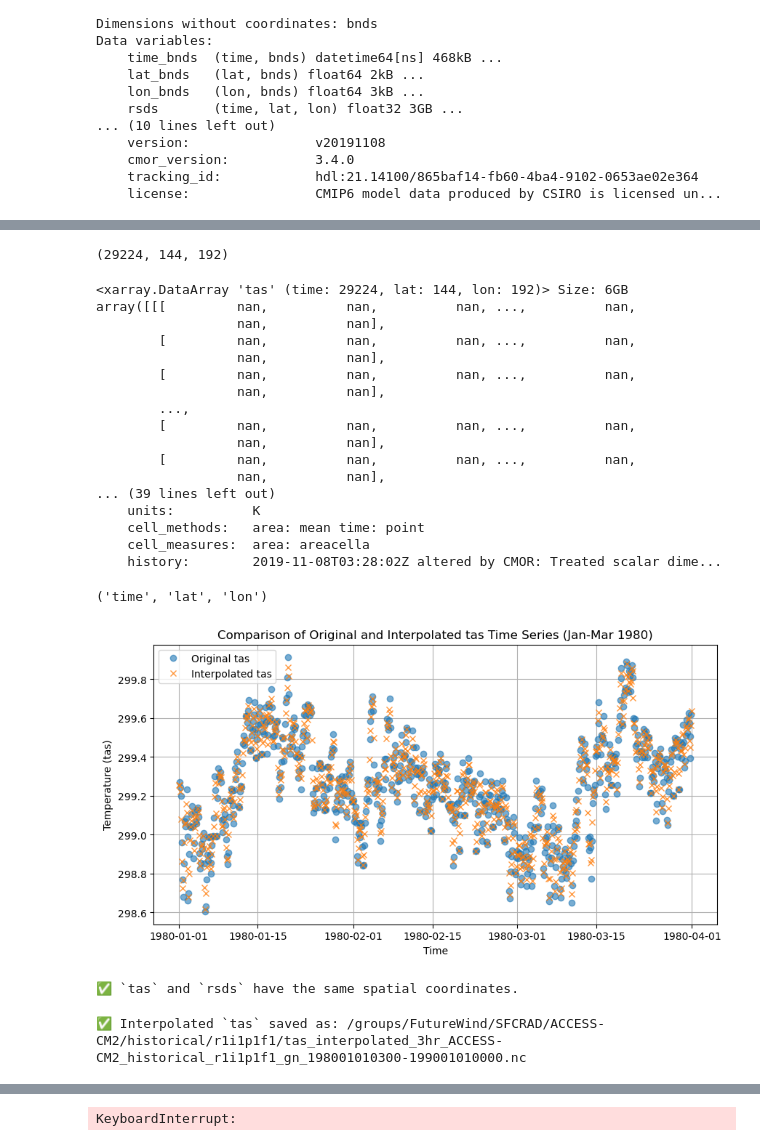
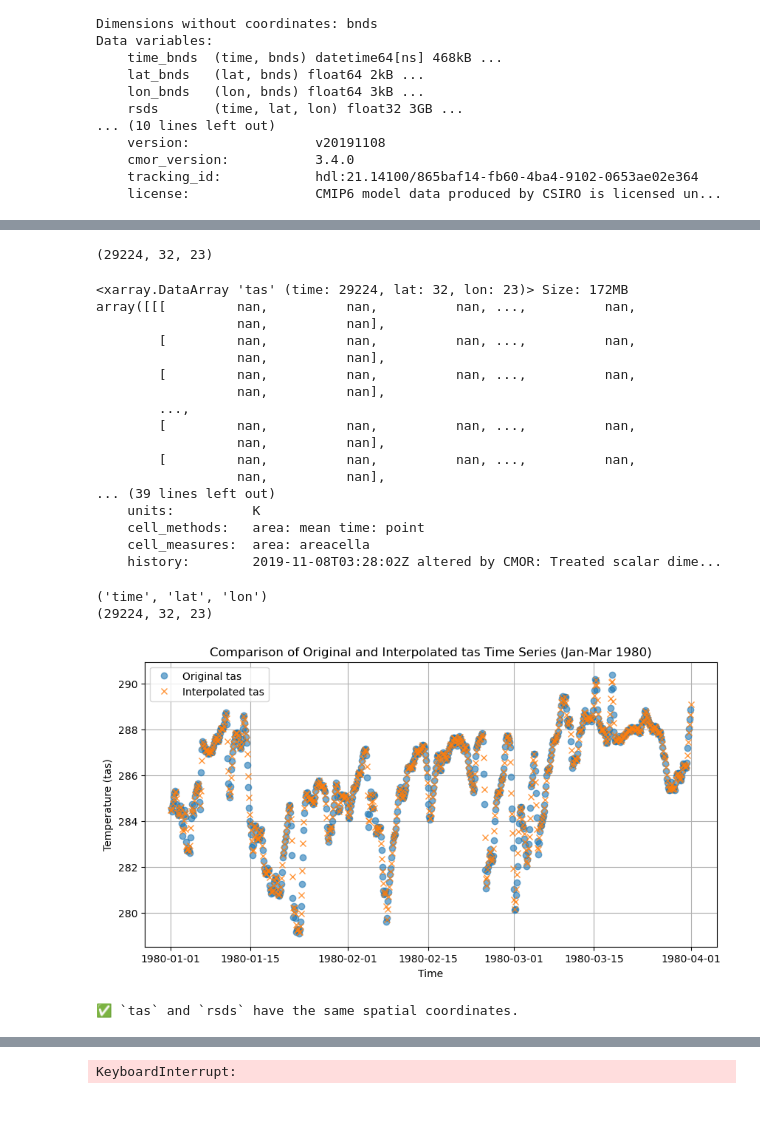
Before and after one commit to martabresco/Climate-Change-Impacted-Solar-Energy-Generation, a Jupyter notebook: temp_interpolation.ipynb, the cells around one changed output, grey strips where cells are left out. Saved outputs shown, nothing was run; the diff lists cells and outputs as text; code cells hidden in the pictures; blank space fills up the shorter version.

```diff
--- a/temp_interpolation.ipynb
+++ b/temp_interpolation.ipynb
@@ -21,4 +21,5 @@ Example usage:
 
   ds_tas=xr.open_dataset(filename, decode_times=True, use_cftime=True)
 # %%
-ds_rsds=xr.open_dataset("/groups/FutureWind/SFCRAD/ACCESS-CM2/historical/r1i1p1f1/rsds_3hr_ACCESS-CM2_historical_r1i1p1f1_gn_198001010130-198912312230.nc")
+rsds_filename="/groups/FutureWind/SFCRAD/ACCESS-CM2/historical/r1i1p1f1/rsds_3hr_ACCESS-CM2_historical_r1i1p1f1_gn_198001010130-198912312230.nc"
+ds_rsds=xr.open_dataset(rsds_filename,decode_times=True,use_cftime=True)
@@ -128,0 +116,5 @@ Data variables:
+# %%
+from future_wind_copy import combine_hemispheres
+tas_europe=combine_hemispheres(ds_tas,minlat=35.,maxlat=75.,minlon=347.,maxlon=30.)
+rsds_europe=combine_hemispheres(ds_rsds,minlat=35.,maxlat=75.,minlon=347.,maxlon=30.)
+rsdsdiff_europe=combine_hemispheres(ds_rsdsdiff,minlat=35.,maxlat=75.,minlon=347.,maxlon=30.)
@@ -174,3 +181,3 @@ plt.show()
 # %%
 # Interpolate tas to match rsds time
-tas_interp = ds_tas['tas'].interp(time=ds_rsds['time'], method="linear")
+tas_interp = tas_europe['tas'].interp(time=ds_rsds['time'], method="linear")
@@ -180,8 +185,8 @@ KeyboardInterrupt:
 print(tas_interp.shape)
 tas_interp
 # %% [output]
-(29224, 144, 192)
+(29224, 32, 23)
-<xarray.DataArray 'tas' (time: 29224, lat: 144, lon: 192)> Size: 6GB
+<xarray.DataArray 'tas' (time: 29224, lat: 32, lon: 23)> Size: 172MB
 array([[[         nan,          nan,          nan, ...,          nan,
                   nan,          nan],
         [         nan,          nan,          nan, ...,          nan,
@@ -208,35 +213,37 @@ for t in range(len(tas_interp.time) - 1):  # Exclude the last time step
     tas_interp[t] = tas_interp[t].where(~nan_mask[t], tas_interp.isel(time=t + 1))
 # %%
 print(tas_interp.dims)
+print(tas_interp.shape)
 # %% [output]
 ('time', 'lat', 'lon')
+(29224, 32, 23)
 # %%
 # Define a smaller time range (first 3 months of 1980)
 time_subset = slice("1980-01-01", "1980-03-31")
 
 # Subset the datasets
-tas_subset = ds_tas['tas'].sel(time=time_subset)
+tas_subset = tas_europe['tas'].sel(time=time_subset)
 tas_interp_subset = tas_interp.sel(time=time_subset)
 
 # Select a single location for comparison
-lat_sel = ds_tas['lat'].values[len(ds_tas['lat']) // 2]
-lon_sel = ds_tas['lon'].values[len(ds_tas['lon']) // 2]
+lat_sel = ds_tas['lat'].values[len(tas_europe['lat']) // 2]
+lon_sel = ds_tas['lon'].values[len(tas_europe['lon']) // 2]
 
 tas_original = tas_subset.sel(lat=lat_sel, lon=lon_sel, method='nearest')
-tas_interp = tas_interp_subset.sel(lat=lat_sel, lon=lon_sel, method='nearest')
+tas_interp_plot = tas_interp_subset.sel(lat=lat_sel, lon=lon_sel, method='nearest')
 
 # Plot
 plt.figure(figsize=(10, 5))
 plt.plot(tas_original['time'], tas_original, 'o', label='Original tas', alpha=0.6)
-plt.plot(tas_interp['time'], tas_interp, 'x', label='Interpolated tas', alpha=0.8)
+plt.plot(tas_interp_plot['time'], tas_interp_plot, 'x', label='Interpolated tas', alpha=0.8)
 
 plt.xlabel('Time')
 plt.ylabel('Temperature (tas)')
 plt.title('Comparison of Original and Interpolated tas Time Series (Jan-Mar 1980)')
 plt.legend()
 plt.grid()
 plt.show()
 # %% [output]
-[figure, old version]
+[figure, new version]
 # %%
 # Check if lat and lon coordinates are the same
@@ -249,29 +256,3 @@ else:
     print("⚠️ WARNING: `tas` and `rsds` have different spatial coordinates!")
 # %% [output]
 ✅ `tas` and `rsds` have the same spatial coordinates.
-# %%
-# Create a new dataset with interpolated temperature
-ds_tas_interp = xr.Dataset(
-    {
-        "tas": (["time", "lat", "lon"], tas_interp.values)  # Interpolated temperature values
-    },
-    coords={
-        "time": tas_interp["time"],  # Time coordinates
-        "lat": tas_interp["lat"],    # Latitude coordinates from interpolated data
-        "lon": tas_interp["lon"],    # Longitude coordinates from interpolated data
-    }
-)
-
-# Generate the new filename dynamically (using the original filename)
-import os
-filename = "/groups/FutureWind/SFCRAD/ACCESS-CM2/historical/r1i1p1f1/tas_3hr_ACCESS-CM2_historical_r1i1p1f1_gn_198001010300-199001010000.nc"
-dir_name = os.path.dirname(filename)
-base_name = os.path.basename(filename)
-new_base_name = base_name.replace("tas_", "tas_interpolated_")
-new_filename = os.path.join(dir_name, new_base_name)
-
-# Save the new dataset to a NetCDF file
-ds_tas_interp.to_netcdf(new_filename)
-print(f"✅ Interpolated `tas` saved as: {new_filename}")
-# %% [output]
-✅ Interpolated `tas` saved as: /groups/FutureWind/SFCRAD/ACCESS-CM2/historical/r1i1p1f1/tas_interpolated_3hr_ACCESS-CM2_historical_r1i1p1f1_gn_198001010300-199001010000.nc
```
Also changed, not shown: parts of 20 cells of this notebook.
